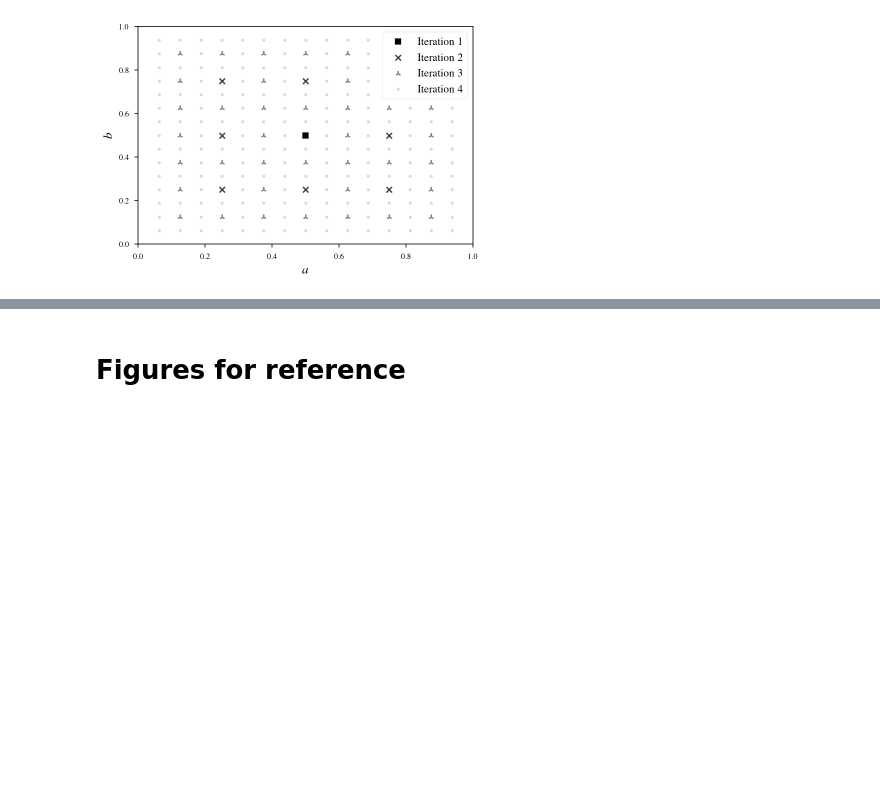
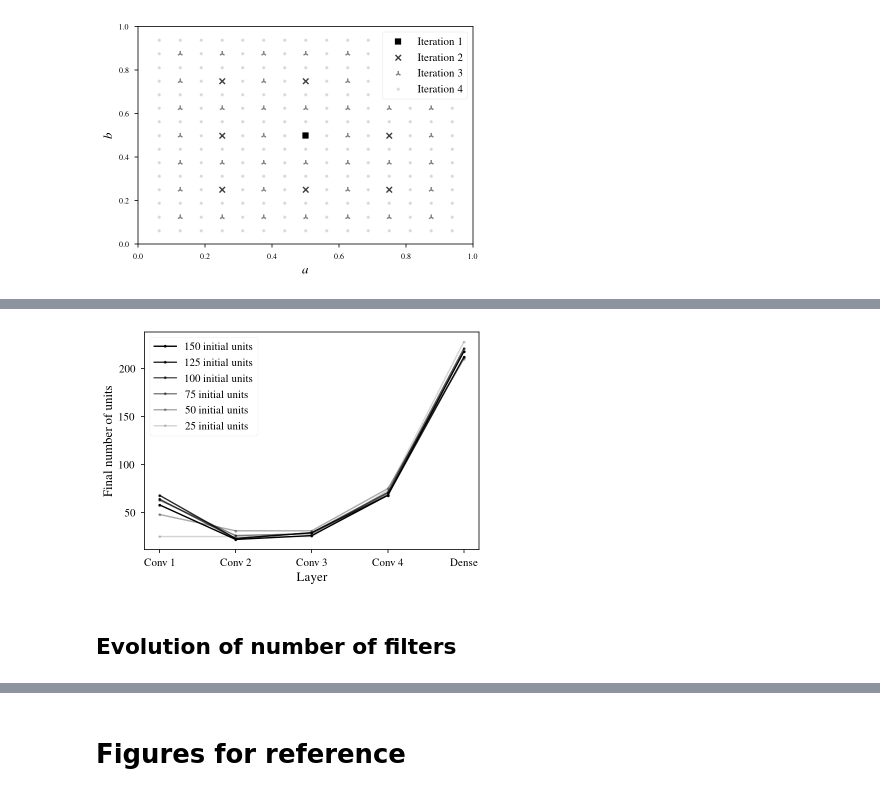
Before and after one commit to vcahlik/dynamic-auto-sizing, a Jupyter notebook: notebooks/thesis_figures.ipynb, the cells around one changed output, grey strips where cells are left out. Saved outputs shown, nothing was run; the diff lists cells and outputs as text; code cells hidden in the pictures; blank space fills up the shorter version.

```diff
--- a/notebooks/thesis_figures.ipynb
+++ b/notebooks/thesis_figures.ipynb
@@ -265,0 +296,29 @@ f.savefig("anytime-grid-search.pdf", bbox_inches='tight')
+# %%
+final_hidden_layer_sizes = [
+    [25, 25, 25, 73, 228],
+    [48, 31, 31, 75, 210],
+    [63, 26, 28, 70, 212],
+    [64, 23, 29, 71, 221],
+    [68, 23, 29, 68, 212],
+    [58, 22, 26, 68, 218]
+]
+hidden_layer_size_schedule = [25, 50, 75, 100, 125, 150]
+# %%
+f = plt.figure()
+ax = f.add_subplot(1, 1, 1)
+
+for i, (initial_hidden_layer_size, metric) in enumerate(zip(hidden_layer_size_schedule, final_hidden_layer_sizes)):
+    label = f"{initial_hidden_layer_size} initial units"
+    plt.plot(['Conv 1', 'Conv 2', 'Conv 3', 'Conv 4', 'Dense'], metric, label=label, marker='.', alpha=(i+1)/6, color='black')
+plt.xlabel("Layer", fontsize=13)
+plt.ylabel("Final number of units", fontsize=13)
+plt.xticks(fontsize=11)
+plt.yticks(fontsize=11)
+handles, labels = ax.get_legend_handles_labels()
+plt.legend(reversed(handles), reversed(labels), fontsize=11)
+
+f.savefig("stability-different-initial-sizes.pdf", bbox_inches='tight')
+# %% [output]
+[figure, added]
+# %% [markdown]
+## Evolution of number of filters
```
Also changed, not shown: parts of 10 cells of this notebook.
